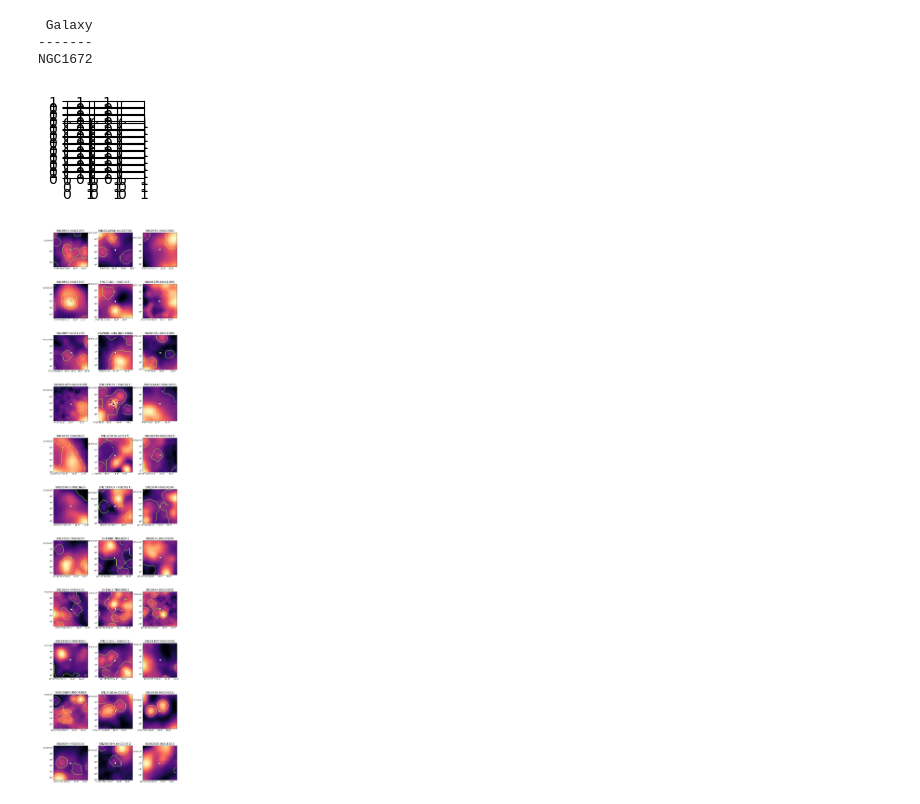
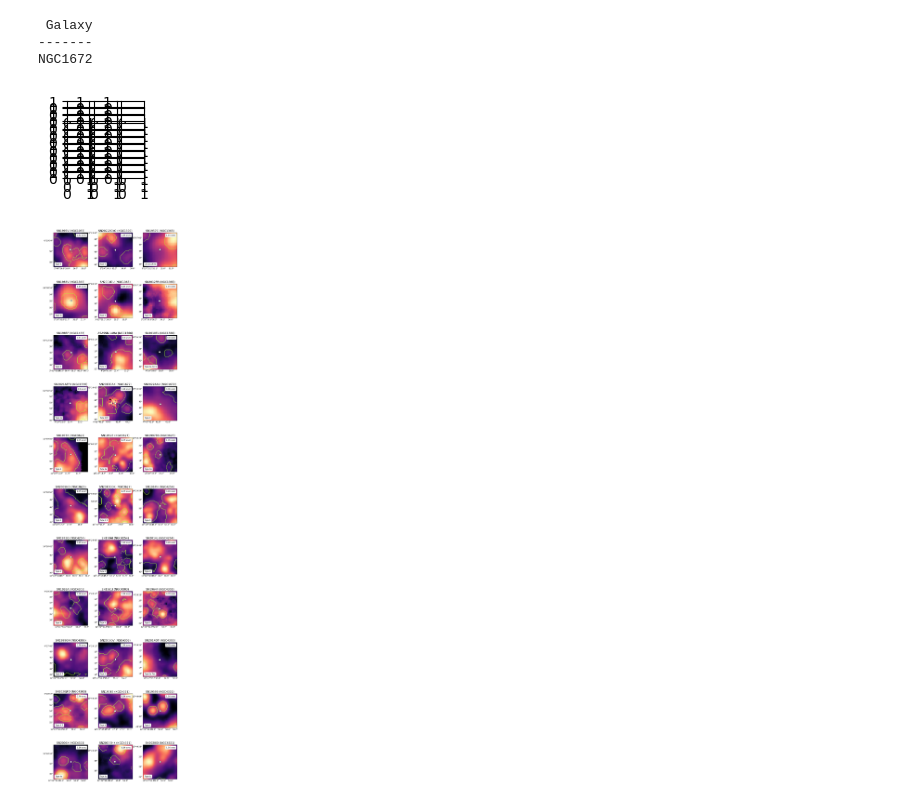
Before and after one commit to NessMayker/SNeHa, a Jupyter notebook: Code/1c.MUSE_Zooms.ipynb, the cells around one changed output. Saved outputs shown, nothing was run; the diff lists cells and outputs as text; code cells hidden in the pictures.

Commit message:
Added type classification and map resolution to zooms

```diff
--- a/Code/1c.MUSE_Zooms.ipynb
+++ b/Code/1c.MUSE_Zooms.ipynb
@@ -97,7 +97,7 @@ print(dists)
 [15.9, 19.0, 19.6, 18.6, 17.7, 19.4, 11.3, 13.1, 17.0, 15.2]
 # %%
 def getPlotStuff(gal, img, res, HIIimg, names, types, ras, decs, dist):
-    plots, wcss, HIImaps, hdus, SNnames, SNtypes, SNras, SNdecs, SNgals, dists = [],[],[],[],[],[],[],[],[],[]
+    plots, wcss, HIImaps, hdus, SNnames, SNtypes, SNras, SNdecs, SNgals, dists, resolution = [],[],[],[],[],[],[],[],[],[],[]
 
     for i in range(len(gal)):
         for j in range(len(names[i])):
@@ -111,6 +111,7 @@ def getPlotStuff(gal, img, res, HIIimg, names, types, ras, decs, dist):
                 w = WCS(ha_hdu["HA6562_FLUX"].header, naxis=2)
                 wcss.append(w)
                 plots.append(ha_map)
+                resolution.append(res[i])
 
                 #get XXX for HII map
                 hii_hdu = pyfits.open(HIIimg[i])
@@ -128,11 +129,11 @@ def getPlotStuff(gal, img, res, HIIimg, names, types, ras, decs, dist):
                 #print("no file for ")
                 pass
 
-    return(plots, wcss, HIImaps, hdus, SNnames, SNtypes, SNras, SNdecs, SNgals, dists)
+    return(plots, wcss, HIImaps, hdus, SNnames, SNtypes, SNras, SNdecs, SNgals, dists, resolution)
 # %%
 # set up plots, wcs information, and HII maps for contours.
 
-plots, wcss, HIImaps, hdus, SNnames, SNtypes, SNras, SNdecs, SNgals, dists = getPlotStuff(galaxies, imgs, res, HIIimgs, names, types, ras, decs, dists)
+plots, wcss, HIImaps, hdus, SNnames, SNtypes, SNras, SNdecs, SNgals, dists, resolution = getPlotStuff(galaxies, imgs, res, HIIimgs, names, types, ras, decs, dists)
 
 # print(SNnames)
 print(len(SNnames))
@@ -184,16 +185,11 @@ for i in range(len(dists)):
 
     angSizes.append([ang10, ang50, ang200, ang500])
 # %%
-markerShapes = ["o", "s", "p", "D", "X", "H", "v"]
-markerSizes  = [210,150,310,150,330,310,350]
-markerEdges  = [410,350,610,350,630,610,650]
-
 current_cmap = plt.get_cmap("magma")
 current_cmap.set_bad("black")
 
 NUM_SNE= 33
 # halfBox = 0.00416667 # 15'' in degrees
-
 
 m,n,p =0,0,0 # plot counters for total number, rows, columns
 PLOTS_PER_ROW = 3
@@ -202,7 +198,14 @@ fig2, axs = plt.subplots(math.ceil(NUM_SNE/PLOTS_PER_ROW),PLOTS_PER_ROW, figsize
 fig = plt.figure(figsize = (10,50))
 
 for j in range(len(SNgals)): # counter to count galaxy maps
-    leglab= SNtypes[j]
+
+    #set up legend label with type classification
+    if SNtypes[j] != "Unclassified":
+        leglab = "Type " + SNtypes[j]
+    else:
+        leglab= SNtypes[j]
+    legStr = str(resolution[j]) + " asec"
+
     #set up data to use astropy's cutout2D to plot subsections of galaxy map
     data = plots[j]
     logData = np.log10(data)
@@ -227,57 +230,55 @@ for j in range(len(SNgals)): # counter to count galaxy maps
     # make plot
     axs[m][n] = fig.add_subplot(11,3,p+1,projection = cutout.wcs)
     axs[m][n].set_title(titleStr, fontsize=14)
     axs[m][n].imshow(cutout.data, cmap=current_cmap, aspect="equal", origin = "lower", interpolation = "nearest", zorder = 0)
     axs[m][n].scatter(xval, yval, color = "black", marker ="o", s = 60, zorder=2)
     axs[m][n].scatter(xval, yval, color = "white", marker = "o", s = 80, edgecolor="black",zorder = 2, label=leglab)
     axs[m][n].set_ylabel(" ")
     axs[m][n].set_xlabel(" ")
     axs[m][n].tick_params(axis = "both", direction = "in", length = 0)
     axs[m][n].contour(HIICutout.data, [3], colors = ["greenyellow"], linestyles = ("-"), zorder = 1)
 
+    # add in second legend to say resolution
+    resLeg = axs[m][n].legend([legStr],handlelength=0, handletextpad=0,loc="upper right", facecolor='white', framealpha=1.0)
+    for item in resLeg.legendHandles:
+        item.set_visible(False)
+    axs[m][n].add_artist(resLeg)
+
+    leg = axs[m][n].legend(handlelength=0, handletextpad=0, loc="lower left", facecolor='white', framealpha=1.0)
+    for item in leg.legendHandles:
+        item.set_visible(False)
+
+
 
     #get spheres of influence
 #     spheres = angSizes[j][:-1]
-#     c50a = SphericalCircle((ra,dec), spheres[0] * u.degree, ec = "black", fill = False, lw=3.1,transform=axs[m][n].get_transform('world'))
-#     c50b = SphericalCircle((ra,dec), spheres[0] * u.degree, ec = "white", fill = False,lw=2.4,transform=axs[m][n].get_transform('world'))
-#     c100a = SphericalCircle((ra,dec), spheres[1] * u.degree, ec = "black", fill = False,lw=3.1,transform=axs[m][n].get_transform('world'))
-#     c100b = SphericalCircle((ra,dec), spheres[1] * u.degree, ec = "white", fill = False, lw=2.4,transform=axs[m][n].get_transform('world'))
-#     c200a = SphericalCircle((ra,dec), spheres[2] * u.degree, ec = "black", fill = False, lw=3.1,transform=axs[m][n].get_transform('world'))
-#     c200b = SphericalCircle((ra,dec), spheres[2] * u.degree, ec = "white", fill = False, lw=2.4,transform=axs[m][n].get_transform('world'))
-#     c = [c50a, c50b, c100a,c100b,c200a,c200b]
-#     for q in range(len(c)):
-#         axs[m][n].add_patch(c[q])
 
-    #get Pixel distance for scalebar
-    pixDists=[]
-    for i in range(len(spheres)-1):
-        sphereEdgeRa, sphereEdgeDec = ra + Angle(spheres[i]*u.degree), dec + Angle(spheres[i]*u.degree)
-        sphereEdgex, sphereEdgey = cutout.wcs.wcs_world2pix(sphereEdgeRa, sphereEdgeDec, 0)
-        pixDistx, pixDisty = sphereEdgex-xval, sphereEdgey-yval
-        pixDists.append(np.sqrt((pixDistx**2 + pixDisty**2)/2))
 
-    lowerleftra  = ra.value + halfBox
-    lowerleftdec = dec.value - halfBox + halfBox*0.1
-    val=spheres[1]
+#     #get Pixel distance for scalebar
+#     pixDists=[]
+#     for i in range(len(spheres)-1):
+#         sphereEdgeRa, sphereEdgeDec = ra + Angle(spheres[i]*u.degree), dec + Angle(spheres[i]*u.degree)
+#         sphereEdgex, sphereEdgey = cutout.wcs.wcs_world2pix(sphereEdgeRa, sphereEdgeDec, 0)
+#         pixDistx, pixDisty = sphereEdgex-xval, sphereEdgey-yval
+#         pixDists.append(np.sqrt((pixDistx**2 + pixDisty**2)/2))
 
-    xArr, yArr = np.linspace(lowerleftra, lowerleftra-val, 100),np.linspace(lowerleftdec, lowerleftdec, 100)
-#     legStr = str(res[j]) + " asec"
-#     resLeg = axs[m][n].legend([legStr],handlelength=0, handletextpad=0,loc="upper right", facecolor='white', framealpha=1.0)
-#     for item in resLeg.legendHandles:
-#         item.set_visible(False)
-#     axs[m][n].add_artist(resLeg)
-#     axs[m][n].legend(handlelength=0, handletextpad=0, loc="lower left", facecolor='white', framealpha=1.0)
+#     lowerleftra  = ra.value + halfBox
+#     lowerleftdec = dec.value - halfBox + halfBox*0.1
+#     val=spheres[1]
+
+#     xArr, yArr = np.linspace(lowerleftra, lowerleftra-val, 100),np.linspace(lowerleftdec, lowerleftdec, 100)
+
 
     n+=1
     if n%PLOTS_PER_ROW==0:
         m+=1
         n=0
     p +=1
 
     plt.subplots_adjust(left = 0.1, bottom = 0.1, right = 0.99, top = 0.9, wspace = 0.3, hspace = 0.2)
 #plt.tight_layout(pad=0.5, w_pad=6.8, h_pad=1.0)
 fig.savefig("../Figures/Zooms_500pc.pdf", dpi=300)
 plt.show()
 # %% [output]
 [figure]
-[figure, old version]
+[figure, new version]
```
Also changed, not shown: 1 other file.
